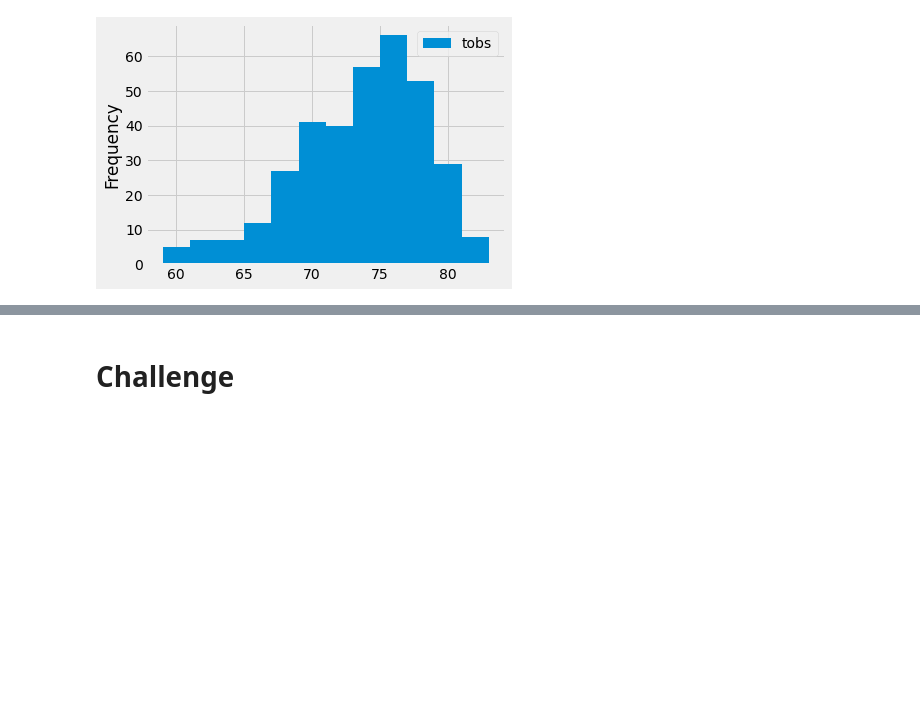
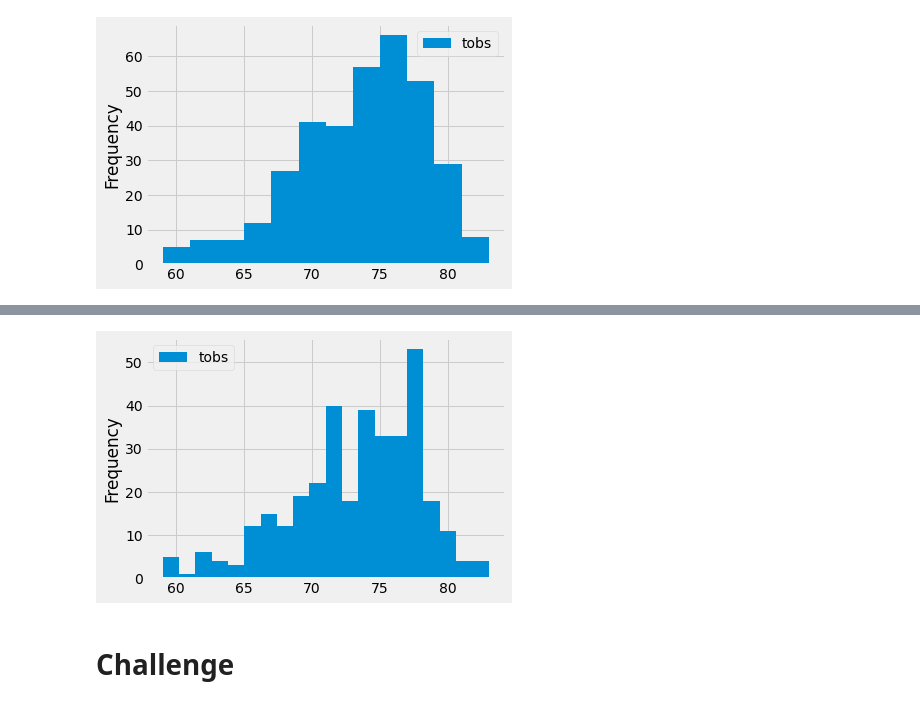
Before and after one commit to mpooser417/surfs_up, a Jupyter notebook: climate_analysis.ipynb, the cells around one changed output, grey strips where cells are left out. Drawn from its saved outputs; the diff is of its cells as text; code cells hidden in the pictures; blank space fills up the shorter version.

```diff
--- a/climate_analysis.ipynb
+++ b/climate_analysis.ipynb
@@ -172,3 +177,8 @@ plt.tight_layout()
+# %%
+tobs_df.plot.hist(bins=20)
+plt.tight_layout()
+# %% [output]
+[figure, added]
 # %%
 # Write a function called `calc_temps` that will accept start date and end date in the format '%Y-%m-%d'
 # and return the minimum, average, and maximum temperatures for that range of dates
```
Also changed, not shown: parts of 1 cell of this notebook, 1 other file.
